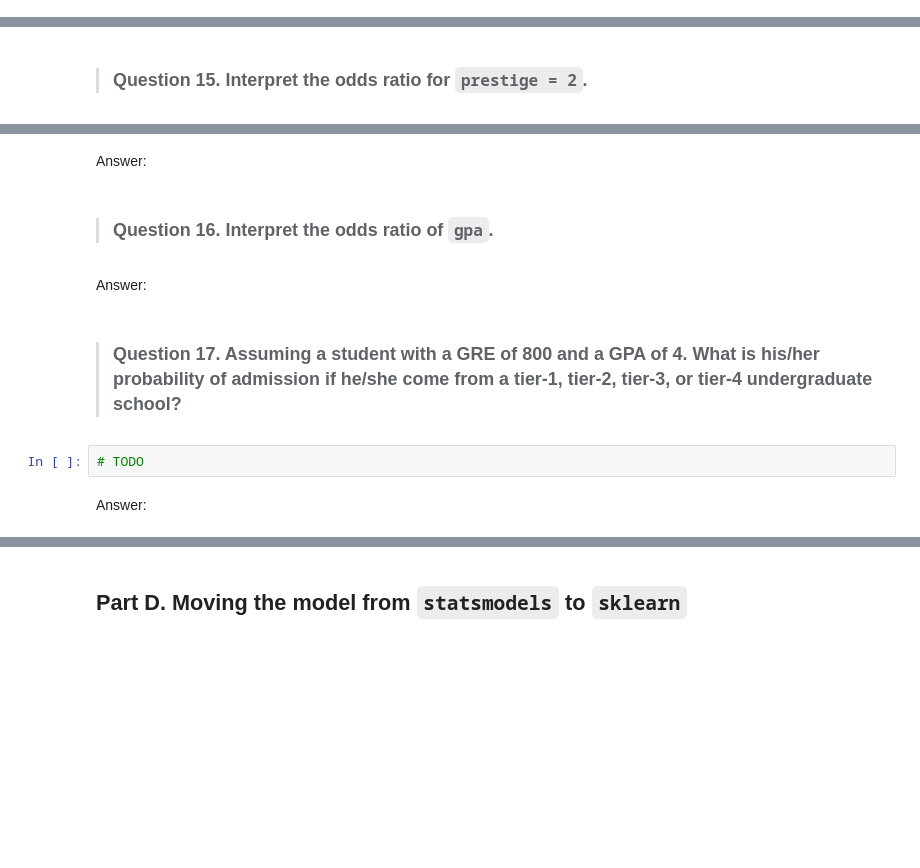
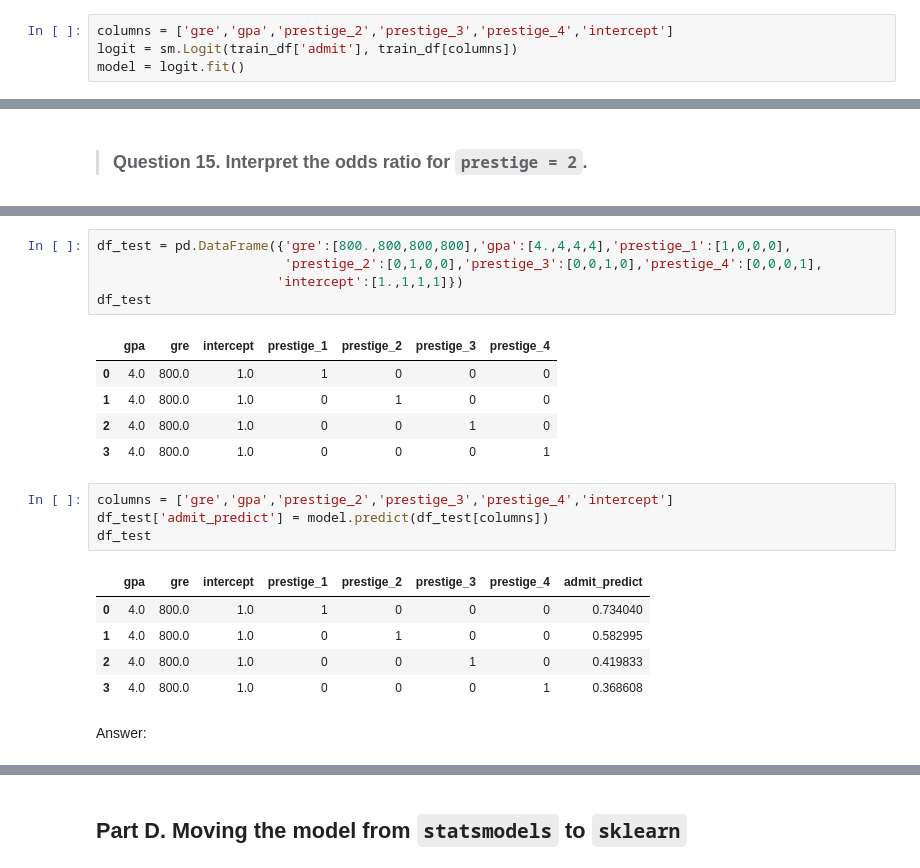
Before and after one commit to heavenlymusiccorp/DS-SF-25, a Jupyter notebook: unit-projects/3/code/unit-project-3-dh.ipynb, the cells around one changed output, grey strips where cells are left out. Saved outputs shown, nothing was run; the diff lists cells and outputs as text; blank space fills up the shorter version.

```diff
--- a/unit-projects/3/code/unit-project-3-dh.ipynb
+++ b/unit-projects/3/code/unit-project-3-dh.ipynb
@@ -118,0 +198,4 @@ Answer:
+# %%
+columns = ['gre','gpa','prestige_2','prestige_3','prestige_4','intercept']
+logit = sm.Logit(train_df['admit'], train_df[columns])
+model = logit.fit()
@@ -129,12 +252,23 @@ Answer:
+# %%
+df_test = pd.DataFrame({'gre':[800.,800,800,800],'gpa':[4.,4,4,4],'prestige_1':[1,0,0,0],
+                        'prestige_2':[0,1,0,0],'prestige_3':[0,0,1,0],'prestige_4':[0,0,0,1],
+                       'intercept':[1.,1,1,1]})
+df_test
+# %% [output]
+|  | gpa | gre | intercept | prestige_1 | prestige_2 | prestige_3 | prestige_4 |
+| 0 | 4.0 | 800.0 | 1.0 | 1 | 0 | 0 | 0 |
+| 1 | 4.0 | 800.0 | 1.0 | 0 | 1 | 0 | 0 |
+| 2 | 4.0 | 800.0 | 1.0 | 0 | 0 | 1 | 0 |
+| 3 | 4.0 | 800.0 | 1.0 | 0 | 0 | 0 | 1 |
+# %%
+columns = ['gre','gpa','prestige_2','prestige_3','prestige_4','intercept']
+df_test['admit_predict'] = model.predict(df_test[columns])
+df_test
+# %% [output]
+|  | gpa | gre | intercept | prestige_1 | prestige_2 | prestige_3 | prestige_4 | admit_predict |
+| 0 | 4.0 | 800.0 | 1.0 | 1 | 0 | 0 | 0 | 0.734040 |
+| 1 | 4.0 | 800.0 | 1.0 | 0 | 1 | 0 | 0 | 0.582995 |
+| 2 | 4.0 | 800.0 | 1.0 | 0 | 0 | 1 | 0 | 0.419833 |
+| 3 | 4.0 | 800.0 | 1.0 | 0 | 0 | 0 | 1 | 0.368608 |
 # %% [markdown]
 Answer:
-# %% [markdown]
-> ### Question 16.  Interpret the odds ratio of `gpa`.
-# %% [markdown]
-Answer:
-# %% [markdown]
-> ### Question 17.  Assuming a student with a GRE of 800 and a GPA of 4.  What is his/her probability of admission  if he/she come from a tier-1, tier-2, tier-3, or tier-4 undergraduate school?
-# %%
-# TODO
-# %% [markdown]
-Answer:
```
Also changed, not shown: parts of 35 cells of this notebook.
